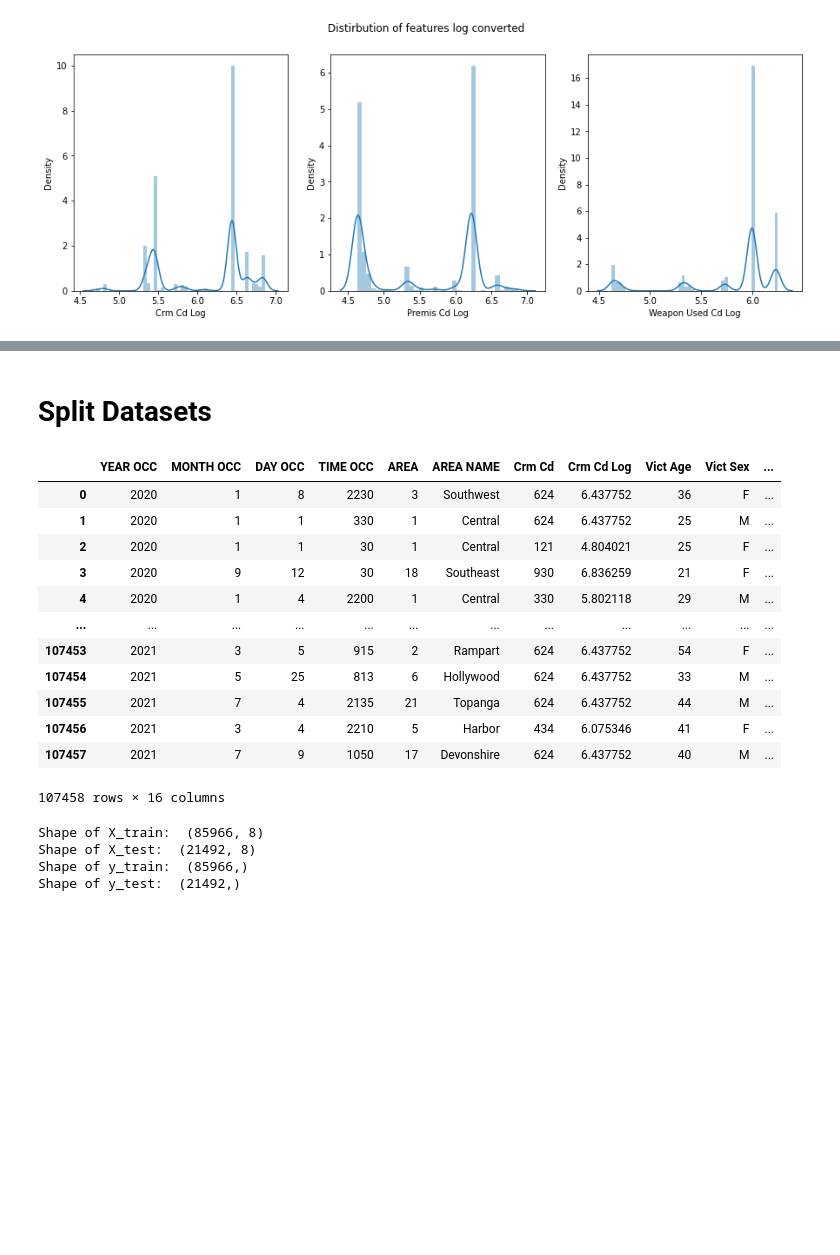
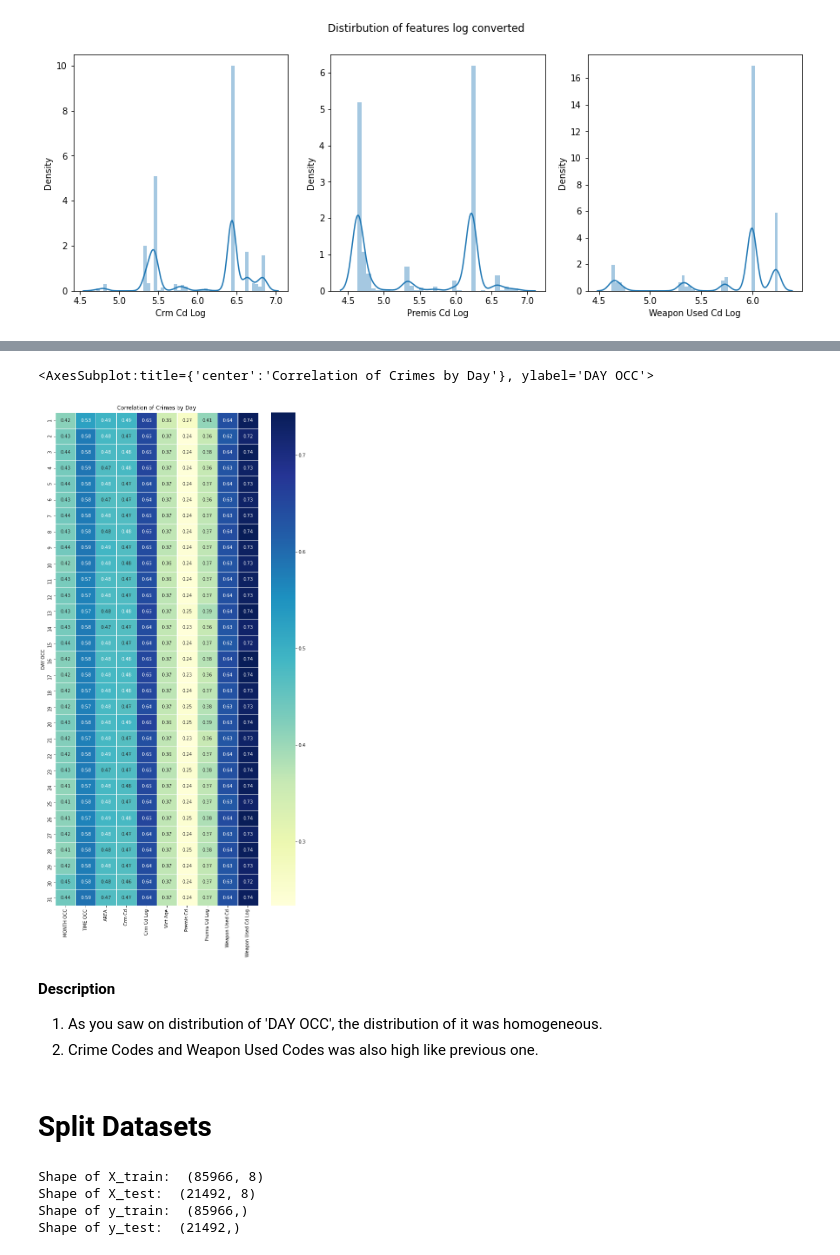
Before and after one commit to escortKwon/IndividualProjects_for_Portfolio, a Jupyter notebook: 09. Crimes in Los Angeles EDA/LosAngelesCrimeEDA.ipynb, the cells around one changed output, grey strips where cells are left out. Cells and saved outputs as stored; diff of their text form; code cells hidden in the pictures; blank space fills up the shorter version.

```diff
--- a/09. Crimes in Los Angeles EDA/LosAngelesCrimeEDA.ipynb
+++ b/09. Crimes in Los Angeles EDA/LosAngelesCrimeEDA.ipynb
@@ -305,0 +406,15 @@ plt.tight_layout
+# %%
+# Process MinMaxScaling in order to make heatmap
+crimes_scaled = crimes.copy()
+except_features = ['DAY OCC', 'AREA NAME', 'Vict Sex', 'Vict Descent', 'Status'] # features on this list will not be scaled
+features = np.array(crimes.drop(except_features, axis=1, inplace=False).columns).reshape(-1, 1)
+
+for feature in features:
+    scaler = MinMaxScaler()
+    scaler.fit(crimes_scaled[feature])
+    crimes_scaled[feature] = scaler.transform(crimes_scaled[feature])
+# %%
+# Create DataFrame processed groupby on 'Day'
+crimes_day = crimes_scaled.groupby(by='DAY OCC').mean()
+crimes_day.drop(['YEAR OCC'], axis=1, inplace=True)
+crimes_day
@@ -306,21 +429,18 @@ plt.tight_layout
+# %%
+# Plot heatmap
+plt.figure(figsize=(10, 20))
+plt.title('Correlation of Crimes by Day')
+sns.heatmap(crimes_day, annot=True, linewidths=.5, cmap="YlGnBu")
+# %% [output]
+<AxesSubplot:title={'center':'Correlation of Crimes by Day'}, ylabel='DAY OCC'>
+[figure, added]
+# %% [markdown]
+**Description**
+
+1. As you saw on distribution of 'DAY OCC', the distribution of it was homogeneous.
+2. Crime Codes and Weapon Used Codes was also high like previous one.
 # %% [markdown]
 # Split Datasets
-# %%
-crimes
-# %% [output]
-|  | YEAR OCC | MONTH OCC | DAY OCC | TIME OCC | AREA | AREA NAME | Crm Cd | Crm Cd Log | Vict Age | Vict Sex | ... |
-| 0 | 2020 | 1 | 8 | 2230 | 3 | Southwest | 624 | 6.437752 | 36 | F | ... |
-| 1 | 2020 | 1 | 1 | 330 | 1 | Central | 624 | 6.437752 | 25 | M | ... |
-| 2 | 2020 | 1 | 1 | 30 | 1 | Central | 121 | 4.804021 | 25 | F | ... |
-| 3 | 2020 | 9 | 12 | 30 | 18 | Southeast | 930 | 6.836259 | 21 | F | ... |
-| 4 | 2020 | 1 | 4 | 2200 | 1 | Central | 330 | 5.802118 | 29 | M | ... |
-| ... | ... | ... | ... | ... | ... | ... | ... | ... | ... | ... | ... |
-| 107453 | 2021 | 3 | 5 | 915 | 2 | Rampart | 624 | 6.437752 | 54 | F | ... |
-| 107454 | 2021 | 5 | 25 | 813 | 6 | Hollywood | 624 | 6.437752 | 33 | M | ... |
-| 107455 | 2021 | 7 | 4 | 2135 | 21 | Topanga | 624 | 6.437752 | 44 | M | ... |
-| 107456 | 2021 | 3 | 4 | 2210 | 5 | Harbor | 434 | 6.075346 | 41 | F | ... |
-| 107457 | 2021 | 7 | 9 | 1050 | 17 | Devonshire | 624 | 6.437752 | 40 | M | ... |
-107458 rows × 16 columns
 # %%
 # Define features and label for training
 train_features = crimes[['YEAR OCC', 'MONTH OCC', 'DAY OCC', 'TIME OCC', 'AREA', 'Vict Age', 'Premis Cd Log', 'Weapon Used Cd Log']]
```
Also changed, not shown: parts of 11 cells of this notebook.
